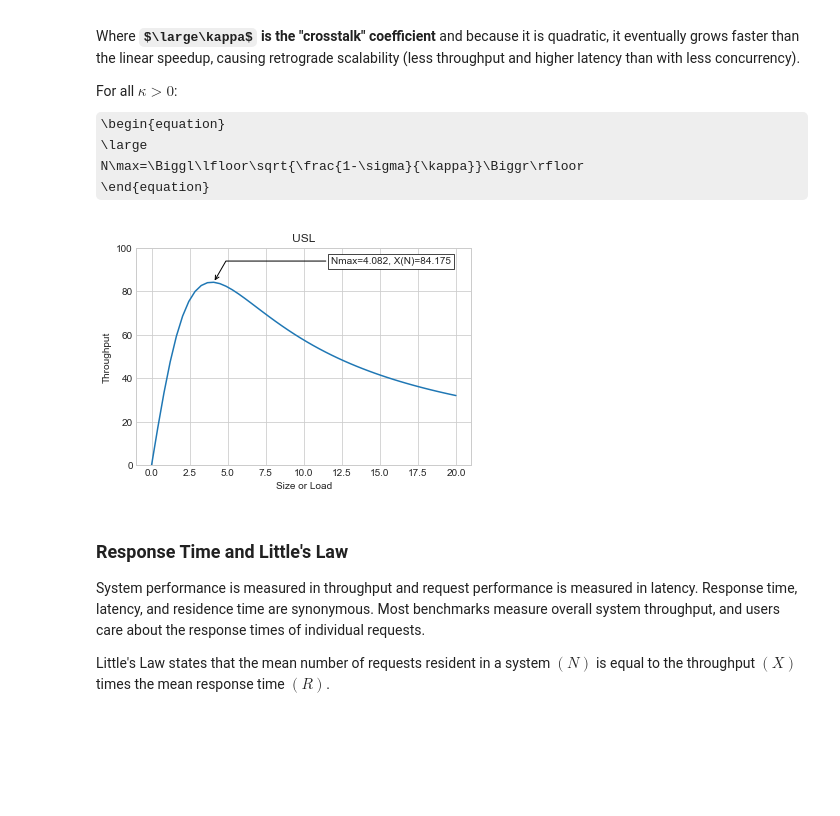
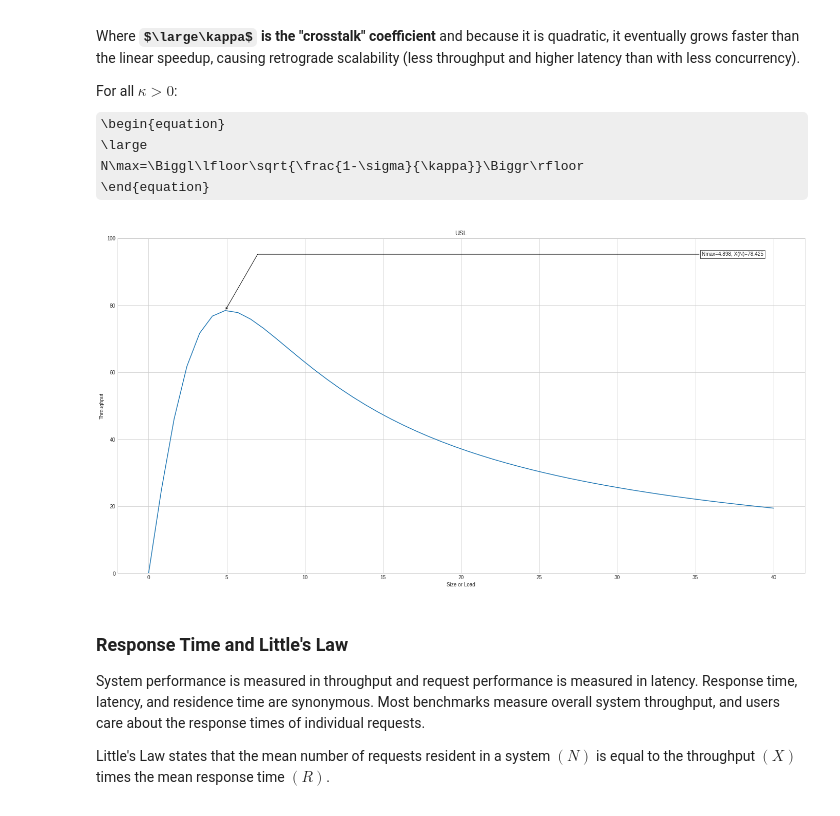
Before and after one commit to Nuvalence/scale-ops, a Jupyter notebook: scalibility-laws.ipynb, the cells around one changed output. Saved outputs shown, nothing was run; the diff lists cells and outputs as text; code cells hidden in the pictures; some formulas as TeX source; blank space fills up the shorter version.

```diff
--- a/scalibility-laws.ipynb
+++ b/scalibility-laws.ipynb
@@ -51,9 +51,9 @@ def annot_max(x, y, ax=None):
     ax.annotate(text, xy=(xmax, ymax), xytext=(0.94, 0.96), **kw)
 
 
-concurrency = np.linspace(0, 20)
-throughput = np.linspace(0, 600)
-latency = np.linspace(0, 0.3)
+concurrency = np.linspace(0, 40)
+throughput = np.linspace(0, 700)
+latency = np.linspace(0, 0.8)
 # %% [markdown]
 # Scaling Laws and Modeling
 
@@ -146,14 +146,14 @@ For all $\kappa>0$:
 N\max=\Biggl\lfloor\sqrt{\frac{1-\sigma}{\kappa}}\Biggr\rfloor
 \end{equation}
 # %%
-fig4, ax4 = plt.subplots()
+fig4, ax4 = plt.subplots(figsize=(24,12))
 ax4.set(xlabel='Size or Load', ylabel='Throughput', ylim=(0, 100), title='USL')
-l4 = 40
-s4 = k4 = .06
+l4 = 30
+s4 = k4 = 0.038
 ax4.plot(concurrency, usl_tp(concurrency, l4, s4, k4))
 annot_max(concurrency, usl_tp(concurrency, l4, s4, k4))
 # %% [output]
-[figure, old version]
+[figure, new version]
 # %% [markdown]
 ### Response Time and Little's Law
 
```
Also changed, not shown: parts of 7 cells of this notebook.
